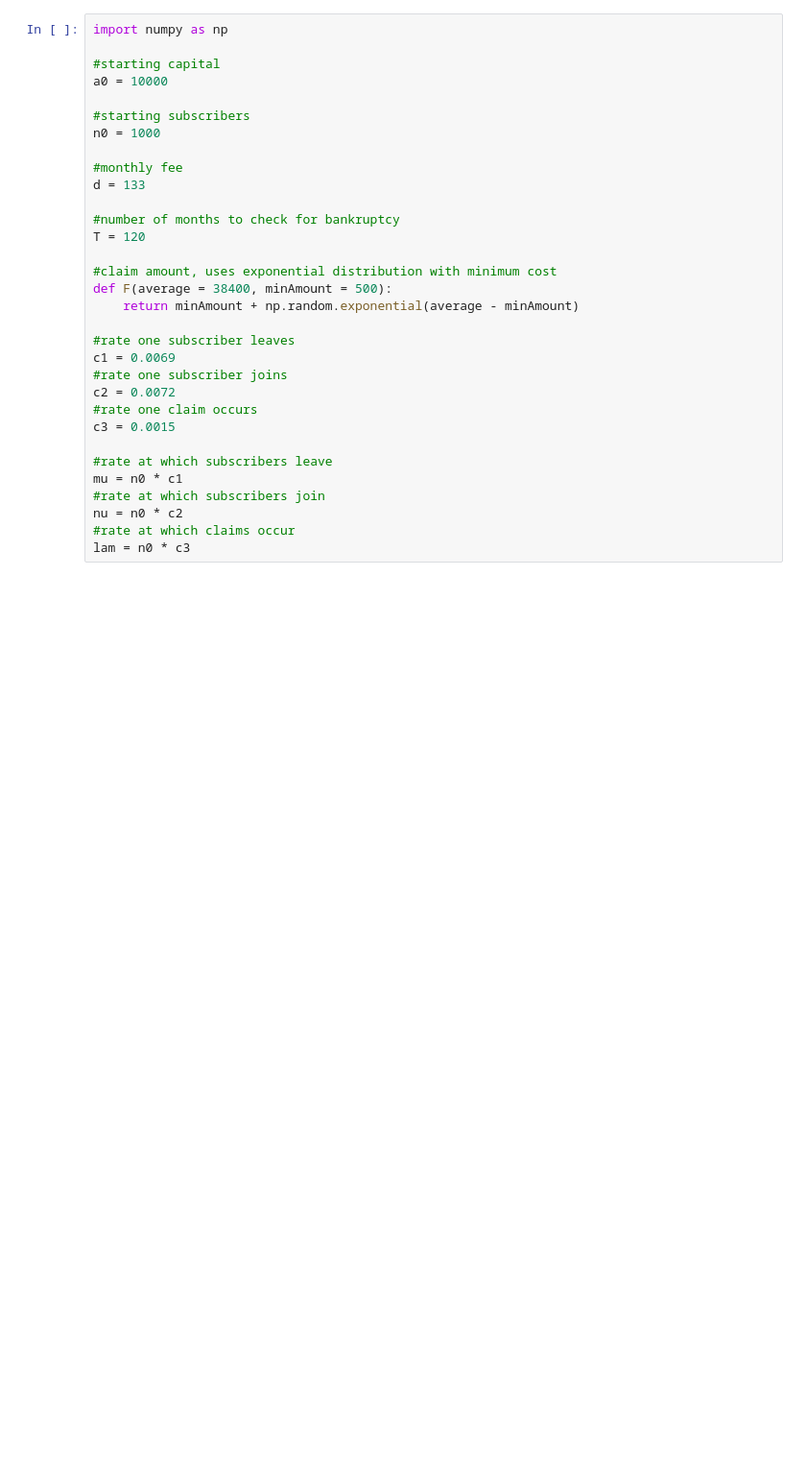
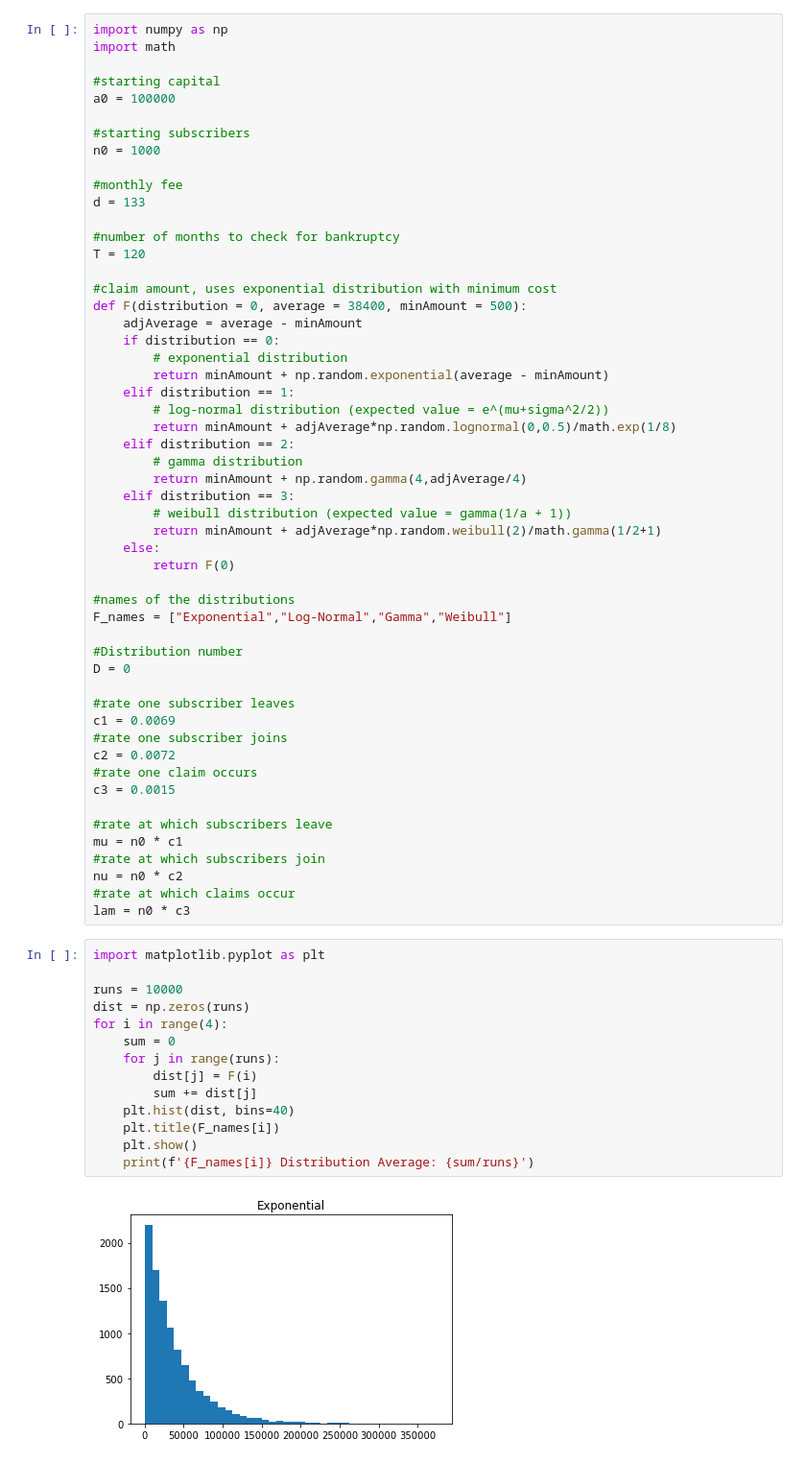
Before and after one commit to Tau777/risk-math-model, a Jupyter notebook: Risk Model.ipynb, the cells around one changed output. Shown at 96% size. Saved outputs shown, nothing was run; the diff lists cells and outputs as text; blank space fills up the shorter version.

```diff
--- a/Risk Model.ipynb
+++ b/Risk Model.ipynb
@@ -1,8 +1,9 @@
 # %%
 import numpy as np
+import math
 
 #starting capital
-a0 = 10000
+a0 = 100000
 
 #starting subscribers
 n0 = 1000
@@ -14,8 +15,28 @@ d = 133
 T = 120
 
 #claim amount, uses exponential distribution with minimum cost
-def F(average = 38400, minAmount = 500):
-    return minAmount + np.random.exponential(average - minAmount)
+def F(distribution = 0, average = 38400, minAmount = 500):
+    adjAverage = average - minAmount
+    if distribution == 0:
+        # exponential distribution
+        return minAmount + np.random.exponential(average - minAmount)
+    elif distribution == 1:
+        # log-normal distribution (expected value = e^(mu+sigma^2/2))
+        return minAmount + adjAverage*np.random.lognormal(0,0.5)/math.exp(1/8)
+    elif distribution == 2:
+        # gamma distribution
+        return minAmount + np.random.gamma(4,adjAverage/4)
+    elif distribution == 3:
+        # weibull distribution (expected value = gamma(1/a + 1))
+        return minAmount + adjAverage*np.random.weibull(2)/math.gamma(1/2+1)
+    else:
+        return F(0)
+
+#names of the distributions
+F_names = ["Exponential","Log-Normal","Gamma","Weibull"]
+
+#Distribution number
+D = 0
 
 #rate one subscriber leaves
 c1 = 0.0069
@@ -30,3 +51,19 @@ mu = n0 * c1
 nu = n0 * c2
 #rate at which claims occur
 lam = n0 * c3
+# %%
+import matplotlib.pyplot as plt
+
+runs = 10000
+dist = np.zeros(runs)
+for i in range(4):
+    sum = 0
+    for j in range(runs):
+        dist[j] = F(i)
+        sum += dist[j]
+    plt.hist(dist, bins=40)
+    plt.title(F_names[i])
+    plt.show()
+    print(f'{F_names[i]} Distribution Average: {sum/runs}')
+# %% [output]
+[figure, added]
```
Also changed, not shown: parts of 5 cells of this notebook.
